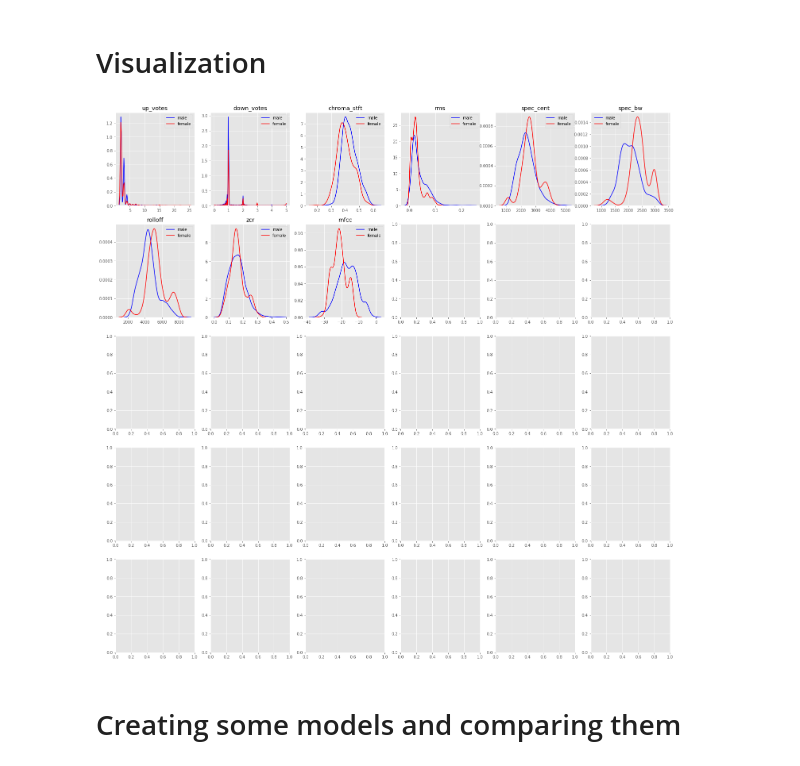
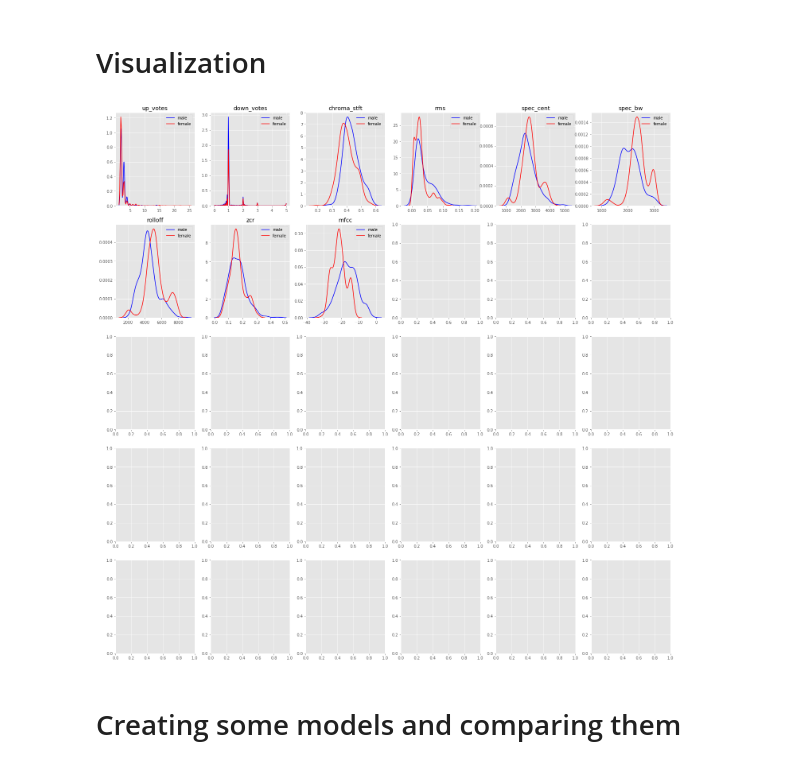
Before and after one commit to Risto-R/IDS-Project, a Jupyter notebook: Notebook.ipynb, the cells around one changed output. Saved outputs shown, nothing was run; the diff lists cells and outputs as text; code cells hidden in the pictures.

Commit message:
Data Balancing

```diff
--- a/Notebook.ipynb
+++ b/Notebook.ipynb
@@ -322,5 +314,0 @@ Text(0.5, 1.0, 'Age distribution')
-# %%
-counts = df["accent"].value_counts()
-counts = counts/sum(counts)
-counts.plot(kind="bar")
-plt.title("Accent distribution")
@@ -330,2 +323,29 @@ Text(0.5, 1.0, 'Accent distribution')
 # %% [markdown]
 ### Balancing the Data
+# %%
+minimum_count = 100
+data_gender = df.copy()
+data_age = df.copy()
+data_accent = df.copy()
+# %%
+def dataBalancer(unbalanced_data,feature,floor):
+
+    # Removing feature categories that are too small to predict
+    counts = unbalanced_data[feature].value_counts()
+    for index, value in counts.iteritems():
+        if (value < floor):
+            unbalanced_data = unbalanced_data[unbalanced_data[feature] != index]
+
+    # Taking the largest possible sample of each feature category so that they would be balanced
+    counts = unbalanced_data[feature].value_counts()
+    lowest_count = min(counts)
+    balanced_data = unbalanced_data.copy().head(0)
+    for index, value in counts.iteritems():
+        index_sample = unbalanced_data[unbalanced_data[feature] == index].sample(lowest_count)
+        balanced_data = balanced_data.append(index_sample,ignore_index=True,sort=False)
+
+    return balanced_data
+# %%
+data_gender = dataBalancer(data_gender,"gender",minimum_count)
+data_age = dataBalancer(data_age,"age",minimum_count)
+data_accent = dataBalancer(data_accent,"accent",minimum_count)
@@ -332,22 +360,23 @@ Text(0.5, 1.0, 'Accent distribution')
 # %% [markdown]
 # Visualization
 # %%
-data = df.copy()
+data = data_gender.copy()
 data = data.drop(["path"],axis=1)
 data = data.drop(["age"],axis=1)
 data = data.drop(["accent"],axis=1)
 plt.subplots(5,6,figsize=(25,25))
 male_subset = data.loc[data["gender"] == "male"]
 female_subset = data.loc[data["gender"]=="female"]
 data = data.drop(["gender"],axis=1)
 i = 1
 for column in data.columns:
     plt.subplot(5,6,i)
     plt.title(column)
     sns.kdeplot(male_subset[column],color="blue",label="male")
     sns.kdeplot(female_subset[column],color="red",label="female")
     i += 1
+plt.show()
 # %% [output]
-[figure, old version]
+[figure, new version]
 # %% [markdown]
 # Creating some models and comparing them
```
Also changed, not shown: parts of 13 cells of this notebook.
